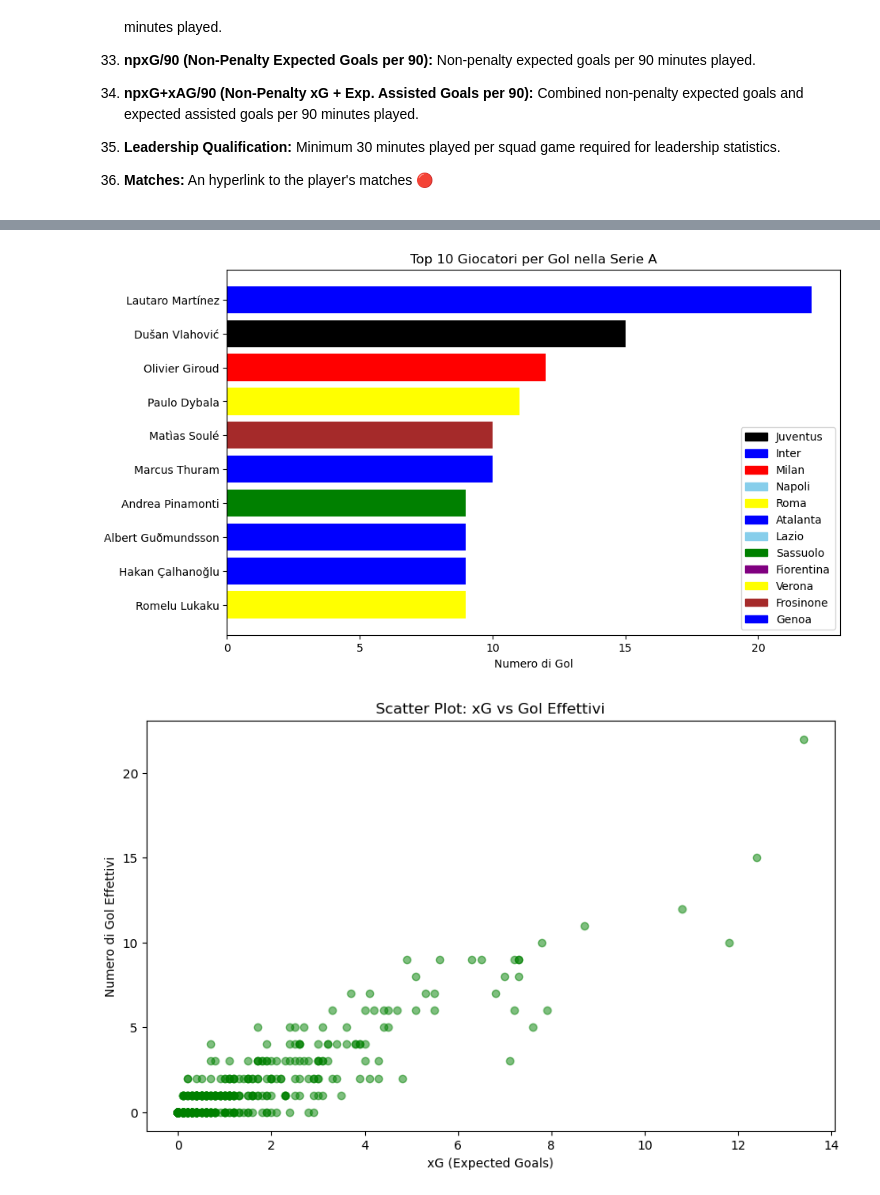
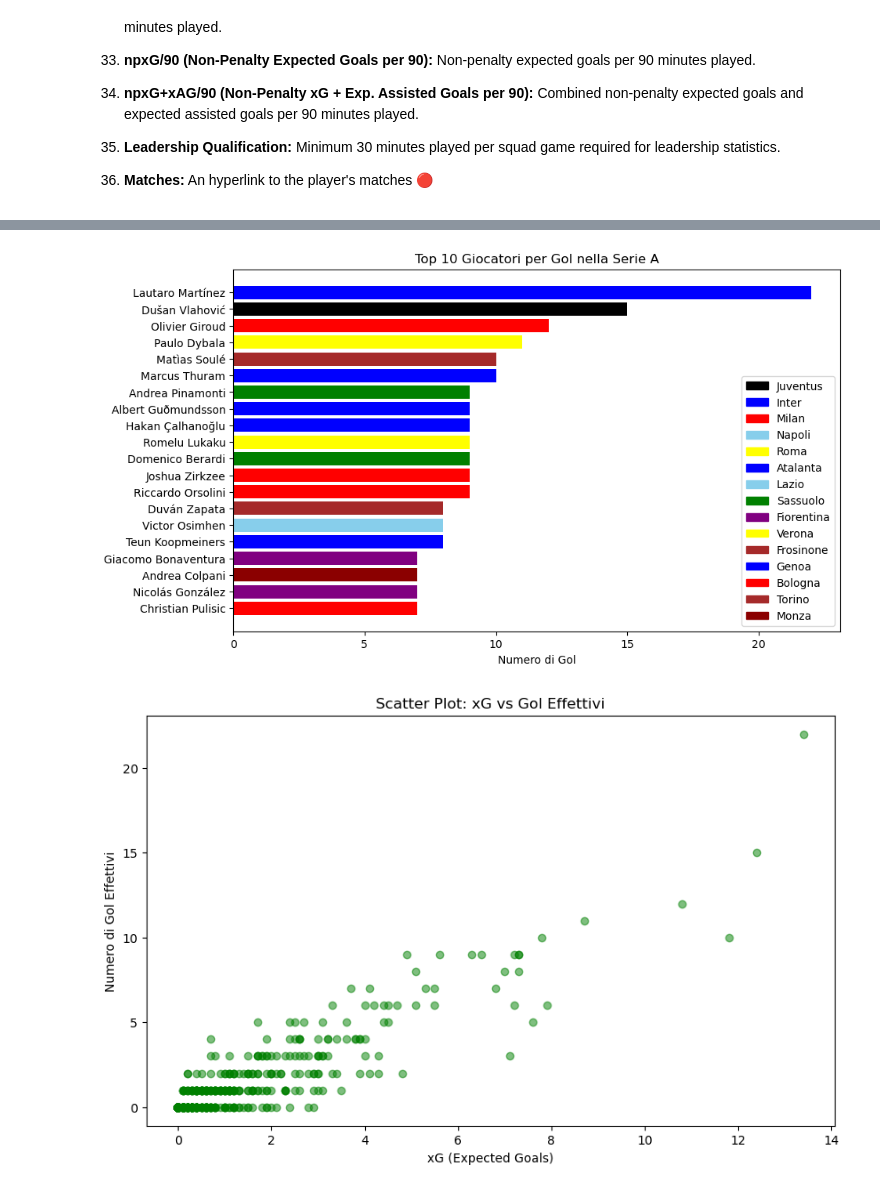
Before and after one commit to andreamoleri/Offside, a Jupyter notebook: offside.ipynb, the cells around one changed output, grey strips where cells are left out. Saved outputs shown, nothing was run; the diff lists cells and outputs as text; code cells hidden in the pictures.

```diff
--- a/offside.ipynb
+++ b/offside.ipynb
@@ -8,6 +8,7 @@ The solution approach that the project intends to adopt is based on a rather sim
 # %%
 import requests
 import pandas as pd
+import numpy
 
 url= 'https://fbref.com/en/comps/11/stats/Serie-A-Stats'
 df = pd.read_html(
@@ -57,13 +58,6 @@ new_columns = ["(Background Information, Alphabetical Rank)",
 # Assegna i nuovi nomi delle colonne
 df.columns = new_columns
 
-# Rimuovo le Informazioni Inutili
-df.drop('(Background Information, Alphabetical Rank)', axis=1, inplace=True)
-df.drop('(Background Information, Nation)', axis=1, inplace=True)
-df.drop('(Background Information, Age)', axis=1, inplace=True)
-df.drop(df.columns[len(df.columns)-1], axis=1, inplace=True)
-
-
 
 
 df["(Background Information, Full Name)"] = df["(Background Information, Full Name)"].astype("string")
@@ -100,6 +94,13 @@ df["(Per 90 Minutes, xG+xAG)"] = pd.to_numeric(df["(Per 90 Minutes, xG+xAG)"], e
 df["(Per 90 Minutes, npxG)"] = pd.to_numeric(df["(Per 90 Minutes, npxG)"], errors='coerce')
 df["(Per 90 Minutes, npxG+xAG)"] = pd.to_numeric(df["(Per 90 Minutes, npxG+xAG)"], errors='coerce')
 
+# Rimuovo le Informazioni Inutili
+df.drop('(Background Information, Alphabetical Rank)', axis=1, inplace=True)
+df.drop('(Background Information, Squad)', axis=1, inplace=True)
+df.drop('(Background Information, Nation)', axis=1, inplace=True)
+df.drop('(Background Information, Age)', axis=1, inplace=True)
+df.drop(df.columns[len(df.columns)-1], axis=1, inplace=True)
+
 
 df.to_csv("serieA.csv", encoding='utf-8', index=False)
 
@@ -197,28 +279,28 @@ The dataset comprises 37 columns providing comprehensive insights into various a
 # %%
 import matplotlib.pyplot as plt
 
 # Definisci una mappatura di colori per ciascuna squadra
 colors = {'Juventus': 'black', 'Inter': 'blue', 'Milan': 'red', 'Napoli': 'skyblue', 'Roma': 'yellow',
-          'Atalanta': 'blue', 'Lazio': 'skyblue', 'Sassuolo': 'green', 'Fiorentina': 'purple', 'Verona': 'yellow', 'Frosinone': 'brown', 'Genoa': 'blue'}
+          'Atalanta': 'blue', 'Lazio': 'skyblue', 'Sassuolo': 'green', 'Fiorentina': 'purple', 'Verona': 'yellow', 'Frosinone': 'brown', 'Genoa': 'blue', 'Bologna': 'red', 'Torino': 'brown', 'Monza': 'darkred'}
 
 # Ordina il DataFrame per il numero di gol
-df_sorted = df.sort_values(by='(Performance, Gls)', ascending=False).head(10)
+df_sorted = df.sort_values(by='(Performance, Gls)', ascending=False).head(20)
 
 # Plot
 plt.figure(figsize=(10,6))
 bars = plt.barh(df_sorted['(Background Information, Full Name)'], df_sorted['(Performance, Gls)'],
                 color=[colors[squad] for squad in df_sorted['(Background Information, Squad)']])
 plt.xlabel('Numero di Gol')
 plt.title('Top 10 Giocatori per Gol nella Serie A')
 plt.gca().invert_yaxis()
 
 # Aggiungi legenda per le squadre
 legend_colors = [plt.Rectangle((0,0),1,1, color=color) for color in colors.values()]
 plt.legend(legend_colors, colors.keys())
 
 plt.show()
 # %% [output]
-[figure, old version]
+[figure, new version]
 # %%
 plt.figure(figsize=(10,6))
 plt.scatter(df['(Expected, xG)'], df['(Performance, Gls)'], color='green', alpha=0.5)
```
Also changed, not shown: parts of 2 cells of this notebook, 1 other file.
